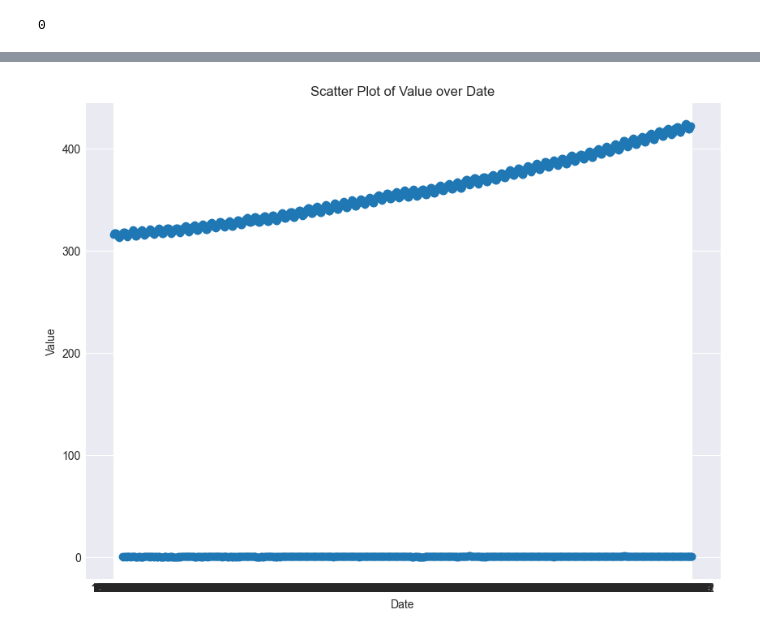
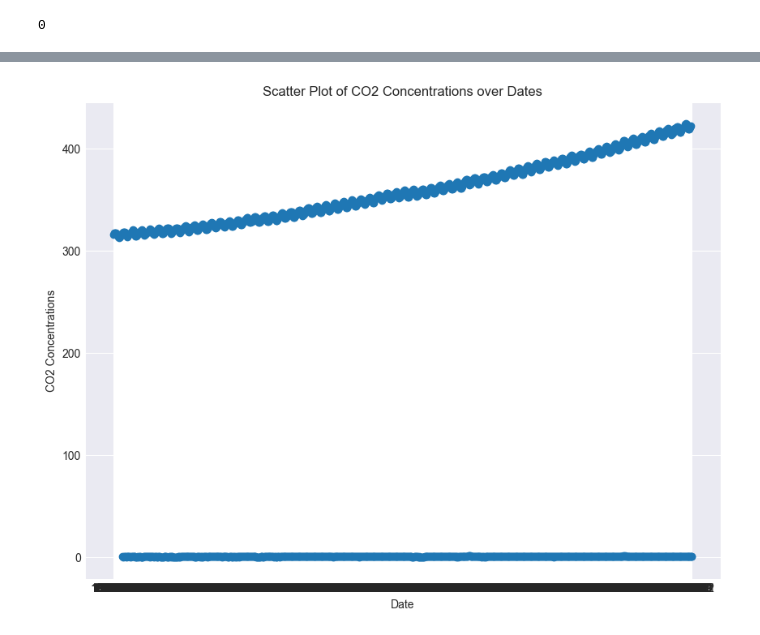
Before and after one commit to Ericcost/GlobalChangingAwarness, a Jupyter notebook: Global_Warming_Datasets/ACO2C.ipynb, the cells around one changed output, grey strips where cells are left out. Drawn from its saved outputs; the diff is of its cells as text; code cells hidden in the pictures.

```diff
--- a/Global_Warming_Datasets/ACO2C.ipynb
+++ b/Global_Warming_Datasets/ACO2C.ipynb
@@ -102,20 +109,16 @@ blank_counts.sum()
 # %%
-
-x = df['Date']
-y = df['Value']
-
 plt.style.use('_mpl-gallery')
 
 x = df['Date']
 y = df['Value']
 
 # Plot
 plt.figure(figsize=(8, 6))  # Adjust size if needed
 plt.scatter(x, y)
 plt.xlabel('Date')
-plt.ylabel('Value')
-plt.title('Scatter Plot of Value over Date')
+plt.ylabel('CO2 Concentrations')
+plt.title('Scatter Plot of CO2 Concentrations over Dates')
 plt.grid(True)  # Add gridlines if needed
 plt.show()
 # %% [output]
-[figure, old version]
+[figure, new version]
```
Also changed, not shown: parts of 16 cells of this notebook.
